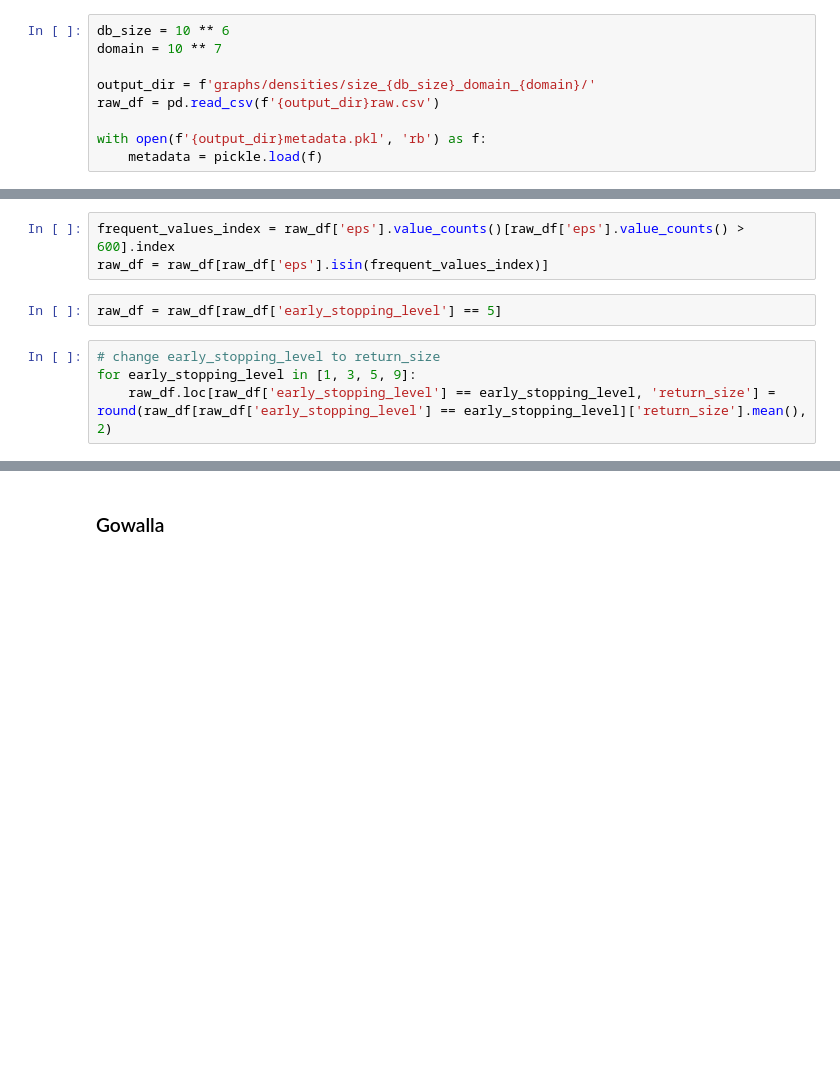
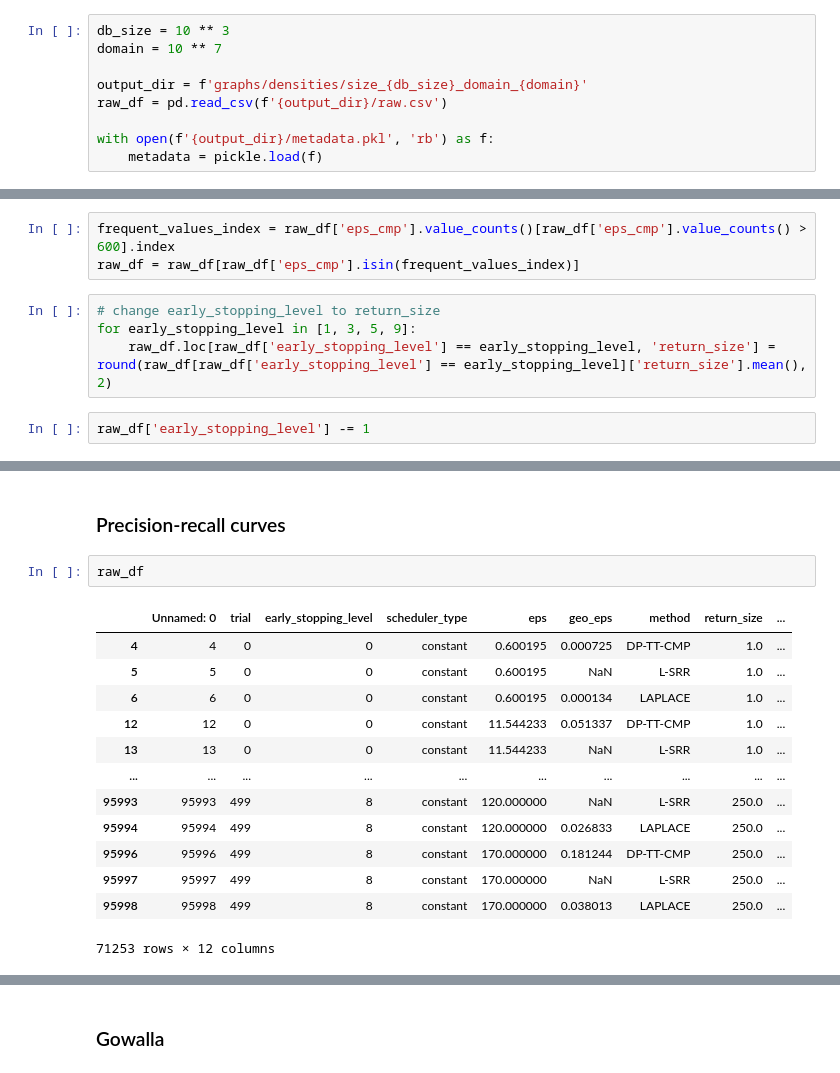
Before and after one commit to d1shs0ap/dpnn, a Jupyter notebook: graphs.ipynb, the cells around one changed output, grey strips where cells are left out. Saved outputs shown, nothing was run; the diff lists cells and outputs as text; blank space fills up the shorter version.

Commit message:
added precision-recall

```diff
--- a/graphs.ipynb
+++ b/graphs.ipynb
@@ -9,13 +9,13 @@ import pickle
 # %% [markdown]
 ### Density graphs
 # %%
-db_size = 10 ** 6
+db_size = 10 ** 3
 domain = 10 ** 7
 
-output_dir = f'graphs/densities/size_{db_size}_domain_{domain}/'
-raw_df = pd.read_csv(f'{output_dir}raw.csv')
+output_dir = f'graphs/densities/size_{db_size}_domain_{domain}'
+raw_df = pd.read_csv(f'{output_dir}/raw.csv')
 
-with open(f'{output_dir}metadata.pkl', 'rb') as f:
+with open(f'{output_dir}/metadata.pkl', 'rb') as f:
     metadata = pickle.load(f)
 # %%
 print(sum(metadata['number_of_nn_within_radius']) / len(metadata['number_of_nn_within_radius']))
@@ -47,10 +31,10 @@ Name: count, dtype: int64
 # %%
-frequent_values_index = raw_df['eps'].value_counts()[raw_df['eps'].value_counts() > 600].index
-raw_df = raw_df[raw_df['eps'].isin(frequent_values_index)]
+frequent_values_index = raw_df['eps_cmp'].value_counts()[raw_df['eps_cmp'].value_counts() > 600].index
+raw_df = raw_df[raw_df['eps_cmp'].isin(frequent_values_index)]
-# %%
-raw_df = raw_df[raw_df['early_stopping_level'] == 5]
 # %%
 # change early_stopping_level to return_size
 for early_stopping_level in [1, 3, 5, 9]:
     raw_df.loc[raw_df['early_stopping_level'] == early_stopping_level, 'return_size'] = round(raw_df[raw_df['early_stopping_level'] == early_stopping_level]['return_size'].mean(), 2)
+# %%
+raw_df['early_stopping_level'] -= 1
 # %%
@@ -85,0 +70,18 @@ for metric in ['raw_acc', 'top_5_acc', 'precision', 'recall']: # precision and r
+# %% [markdown]
+### Precision-recall curves
+# %%
+raw_df
+# %% [output]
+|  | Unnamed: 0 | trial | early_stopping_level | scheduler_type | eps | geo_eps | method | return_size | ... |
+| 4 | 4 | 0 | 0 | constant | 0.600195 | 0.000725 | DP-TT-CMP | 1.0 | ... |
+| 5 | 5 | 0 | 0 | constant | 0.600195 | NaN | L-SRR | 1.0 | ... |
+| 6 | 6 | 0 | 0 | constant | 0.600195 | 0.000134 | LAPLACE | 1.0 | ... |
+| 12 | 12 | 0 | 0 | constant | 11.544233 | 0.051337 | DP-TT-CMP | 1.0 | ... |
+| 13 | 13 | 0 | 0 | constant | 11.544233 | NaN | L-SRR | 1.0 | ... |
+| ... | ... | ... | ... | ... | ... | ... | ... | ... | ... |
+| 95993 | 95993 | 499 | 8 | constant | 120.000000 | NaN | L-SRR | 250.0 | ... |
+| 95994 | 95994 | 499 | 8 | constant | 120.000000 | 0.026833 | LAPLACE | 250.0 | ... |
+| 95996 | 95996 | 499 | 8 | constant | 170.000000 | 0.181244 | DP-TT-CMP | 250.0 | ... |
+| 95997 | 95997 | 499 | 8 | constant | 170.000000 | NaN | L-SRR | 250.0 | ... |
+| 95998 | 95998 | 499 | 8 | constant | 170.000000 | 0.038013 | LAPLACE | 250.0 | ... |
+71253 rows × 12 columns
```
Also changed, not shown: parts of 9 cells of this notebook, 40 other files.
